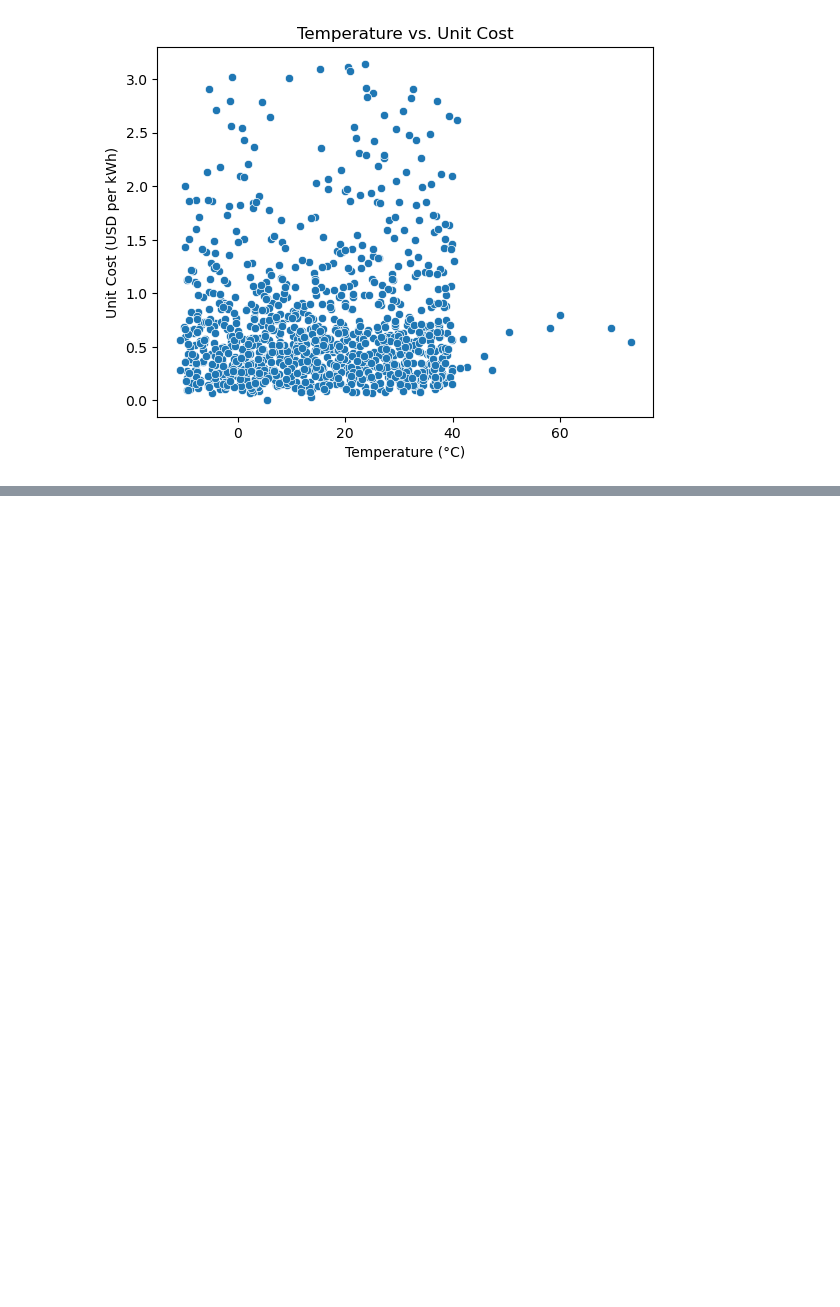
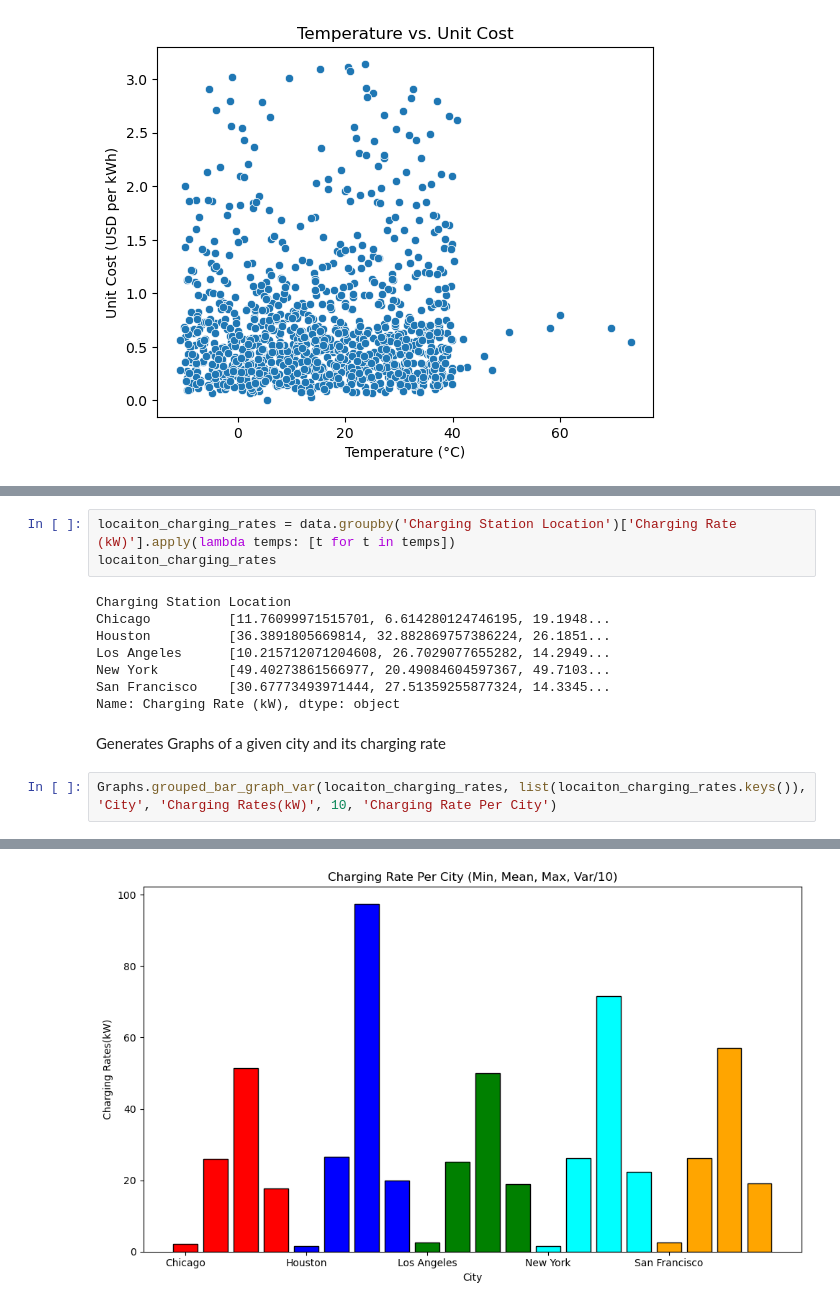
Before and after one commit to hansheng-zhang/EV-analysis, a Jupyter notebook: visualization.ipynb, the cells around one changed output, grey strips where cells are left out. Cells and saved outputs as stored; diff of their text form; blank space fills up the shorter version.

```diff
--- a/visualization.ipynb
+++ b/visualization.ipynb
@@ -173,0 +276,16 @@ sns_scatterplot('Temperature (°C)', 'Unit Cost (USD per kWh)', data, 'Temperatu
+# %%
+locaiton_charging_rates = data.groupby('Charging Station Location')['Charging Rate (kW)'].apply(lambda temps: [t for t in temps])
+locaiton_charging_rates
+# %% [output]
+Charging Station Location
+Chicago          [11.76099971515701, 6.614280124746195, 19.1948...
+Houston          [36.3891805669814, 32.882869757386224, 26.1851...
+Los Angeles      [10.215712071204608, 26.7029077655282, 14.2949...
+New York         [49.40273861566977, 20.49084604597367, 49.7103...
+San Francisco    [30.67773493971444, 27.51359255877324, 14.3345...
+Name: Charging Rate (kW), dtype: object
+# %% [markdown]
+Generates Graphs of a given city and its charging rate
+# %%
+Graphs.grouped_bar_graph_var(locaiton_charging_rates, list(locaiton_charging_rates.keys()), 'City', 'Charging Rates(kW)', 10, 'Charging Rate Per City')
+# %% [output]
@@ -173,0 +293 @@ sns_scatterplot('Temperature (°C)', 'Unit Cost (USD per kWh)', data, 'Temperatu
+[figure, added]
```
Also changed, not shown: parts of 40 cells of this notebook.
